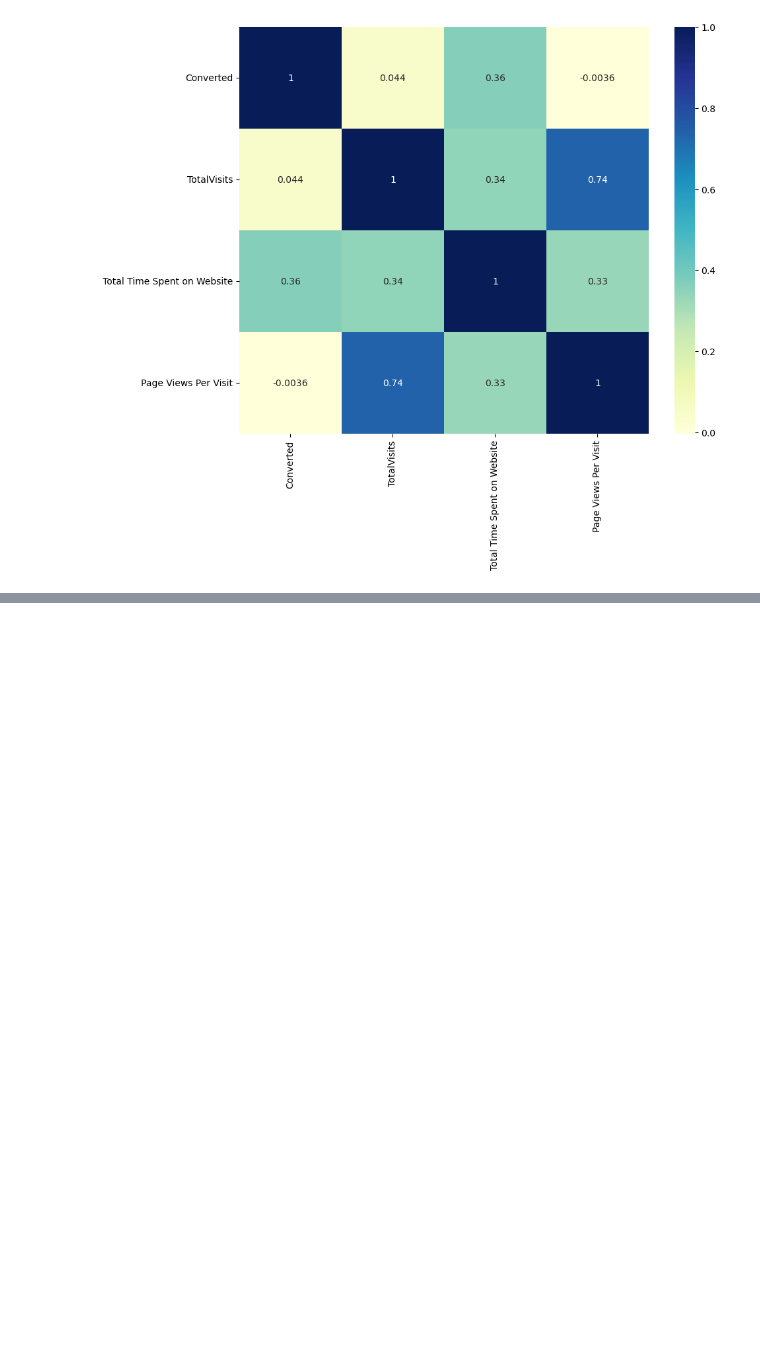
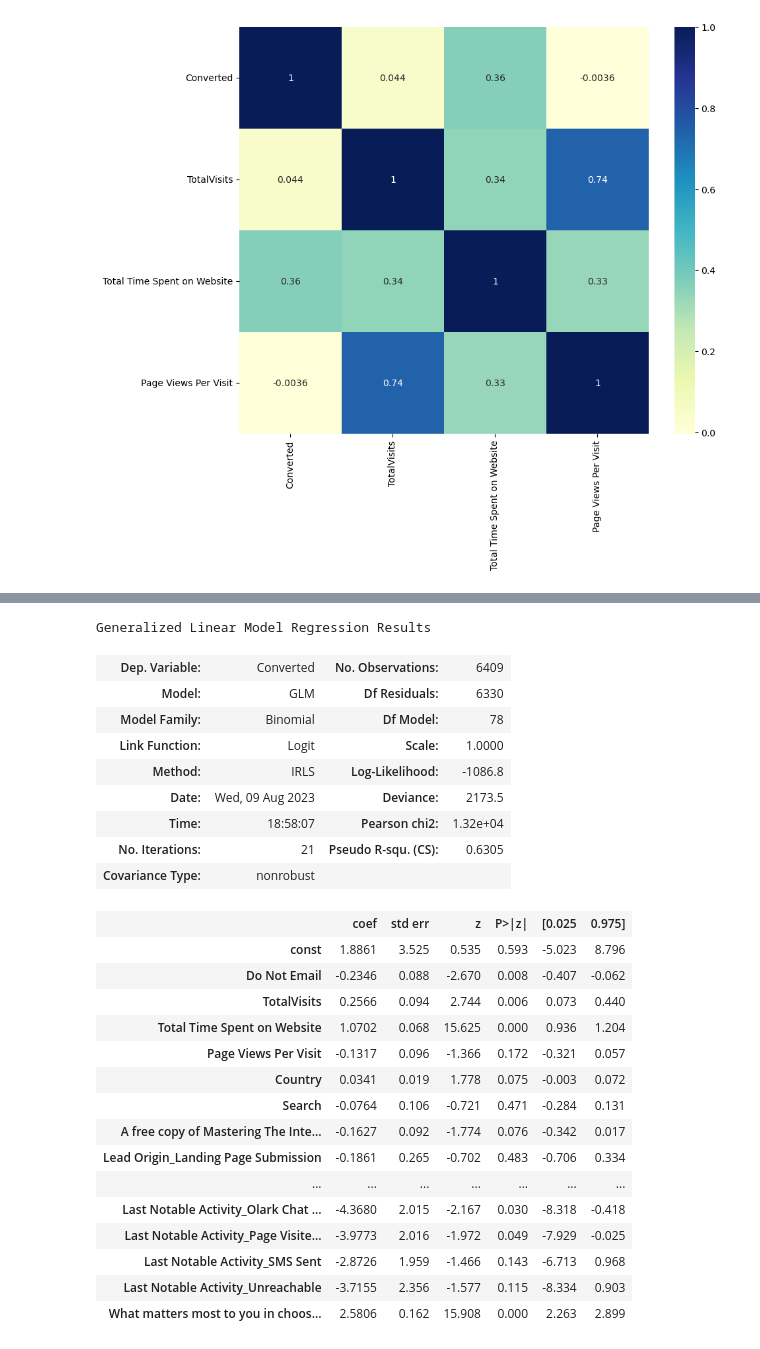
Before and after one commit to chitra1710/First_Repro, a Jupyter notebook: Lead_Scoring.ipynb, the cells around one changed output, grey strips where cells are left out. Drawn from its saved outputs; the diff is of its cells as text; code cells hidden in the pictures; blank space fills up the shorter version.

```diff
--- a/Lead_Scoring.ipynb
+++ b/Lead_Scoring.ipynb
@@ -764,0 +1474,35 @@ df.head()
+# %%
+
+X_train_sm=X_train_sm.drop(['const','Last Notable Activity_Unsubscribed'],axis=1)
+
+X_train_sm = sm.add_constant(X_train_sm)
+logm6 = sm.GLM(y_train,X_train_sm, family = sm.families.Binomial())
+res = logm6.fit()
+res.summary()
+# %% [output]
+Generalized Linear Model Regression Results
+| Dep. Variable: | Converted | No. Observations: | 6409 |
+| Model: | GLM | Df Residuals: | 6330 |
+| Model Family: | Binomial | Df Model: | 78 |
+| Link Function: | Logit | Scale: | 1.0000 |
+| Method: | IRLS | Log-Likelihood: | -1086.8 |
+| Date: | Wed, 09 Aug 2023 | Deviance: | 2173.5 |
+| Time: | 18:58:07 | Pearson chi2: | 1.32e+04 |
+| No. Iterations: | 21 | Pseudo R-squ. (CS): | 0.6305 |
+| Covariance Type: | nonrobust |  |  |
+|  | coef | std err | z | P>|z| | [0.025 | 0.975] |
+| const | 1.8861 | 3.525 | 0.535 | 0.593 | -5.023 | 8.796 |
+| Do Not Email | -0.2346 | 0.088 | -2.670 | 0.008 | -0.407 | -0.062 |
+| TotalVisits | 0.2566 | 0.094 | 2.744 | 0.006 | 0.073 | 0.440 |
+| Total Time Spent on Website | 1.0702 | 0.068 | 15.625 | 0.000 | 0.936 | 1.204 |
+| Page Views Per Visit | -0.1317 | 0.096 | -1.366 | 0.172 | -0.321 | 0.057 |
+| Country | 0.0341 | 0.019 | 1.778 | 0.075 | -0.003 | 0.072 |
+| Search | -0.0764 | 0.106 | -0.721 | 0.471 | -0.284 | 0.131 |
+| A free copy of Mastering The Inte... | -0.1627 | 0.092 | -1.774 | 0.076 | -0.342 | 0.017 |
+| Lead Origin_Landing Page Submission | -0.1861 | 0.265 | -0.702 | 0.483 | -0.706 | 0.334 |
+| ... | ... | ... | ... | ... | ... | ... |
+| Last Notable Activity_Olark Chat ... | -4.3680 | 2.015 | -2.167 | 0.030 | -8.318 | -0.418 |
+| Last Notable Activity_Page Visite... | -3.9773 | 2.016 | -1.972 | 0.049 | -7.929 | -0.025 |
+| Last Notable Activity_SMS Sent | -2.8726 | 1.959 | -1.466 | 0.143 | -6.713 | 0.968 |
+| Last Notable Activity_Unreachable | -3.7155 | 2.356 | -1.577 | 0.115 | -8.334 | 0.903 |
+| What matters most to you in choos... | 2.5806 | 0.162 | 15.908 | 0.000 | 2.263 | 2.899 |
```
Also changed, not shown: parts of 96 cells of this notebook.
